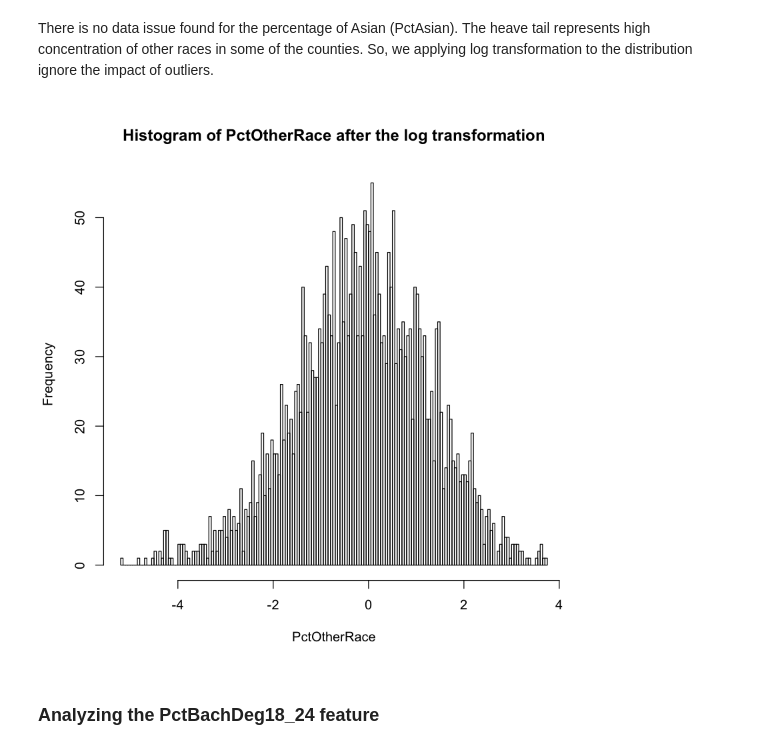
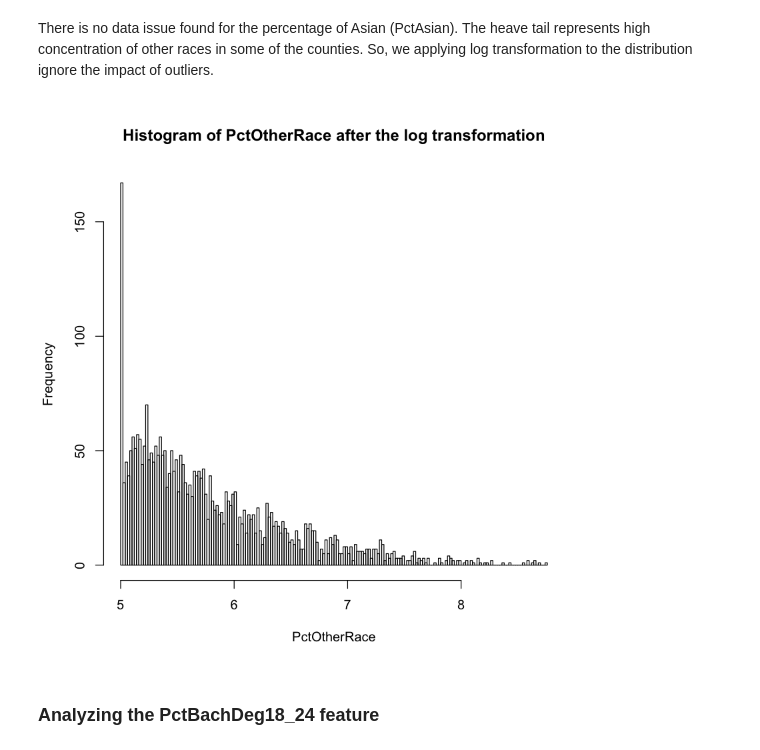
Before and after one commit to dr-patel-an/exploratory_analysis, a Jupyter notebook: Project1_w203_Ankitkumar_Patel.ipynb, the cells around one changed output. Drawn from its saved outputs; the diff is of its cells as text; code cells hidden in the pictures.

```diff
--- a/Project1_w203_Ankitkumar_Patel.ipynb
+++ b/Project1_w203_Ankitkumar_Patel.ipynb
@@ -154,7 +163,7 @@ hist(cancer$PctAsian, breaks=200, main="Histogram of PctAsian", xlab="PctAsian",
 # %% [markdown]
 There is no data issue found for the percentage of Asian (PctAsian). The heave tail represents high concentration of Asians in some of the counties. So, we applying log transformation to the distribution ignore the impact of outliers.
 # %%
-PctAsian_trans <- log(cancer$PctAsian)
-hist(PctAsian_trans, breaks=200, main="Histogram of PctAsian after log transformation", xlab="PctAsian", ylab='Frequency')
-cancer$PctAsian <- PctAsian_trans
+PctAsian_trans <- log(cancer$PctAsian + 1)
+hist(PctAsian_trans + 5, breaks=200, main="Histogram of PctAsian after log transformation", xlab="PctAsian", ylab='Frequency')
+cancer$PctAsian <- PctAsian_trans + 5
 # %% [output]
@@ -168,11 +177,11 @@ hist(cancer$PctOtherRace, breaks=200, main="Histogram of PctOtherRace", xlab="Pc
 # %% [markdown]
 There is no data issue found for the percentage of Asian (PctAsian). The heave tail represents high concentration of other races in some of the counties. So, we applying log transformation to the distribution ignore the impact of outliers.
 # %%
-PctOtherRace_trans <- log(cancer$PctOtherRace)
-hist(PctOtherRace_trans, breaks=200, main="Histogram of PctOtherRace after the log transformation", xlab="PctOtherRace", ylab='Frequency')
-cancer$PctOtherRace <- PctOtherRace_trans
+PctOtherRace_trans <- log(cancer$PctOtherRace + 1)
+hist(PctOtherRace_trans + 5, breaks=200, main="Histogram of PctOtherRace after the log transformation", xlab="PctOtherRace", ylab='Frequency')
+cancer$PctOtherRace <- PctOtherRace_trans + 5
 # %% [output]
-[figure, old version]
+[figure, new version]
 # %% [markdown]
 ### Analyzing the PctBachDeg18_24 feature
 # %%
```
Also changed, not shown: parts of 25 cells of this notebook.
